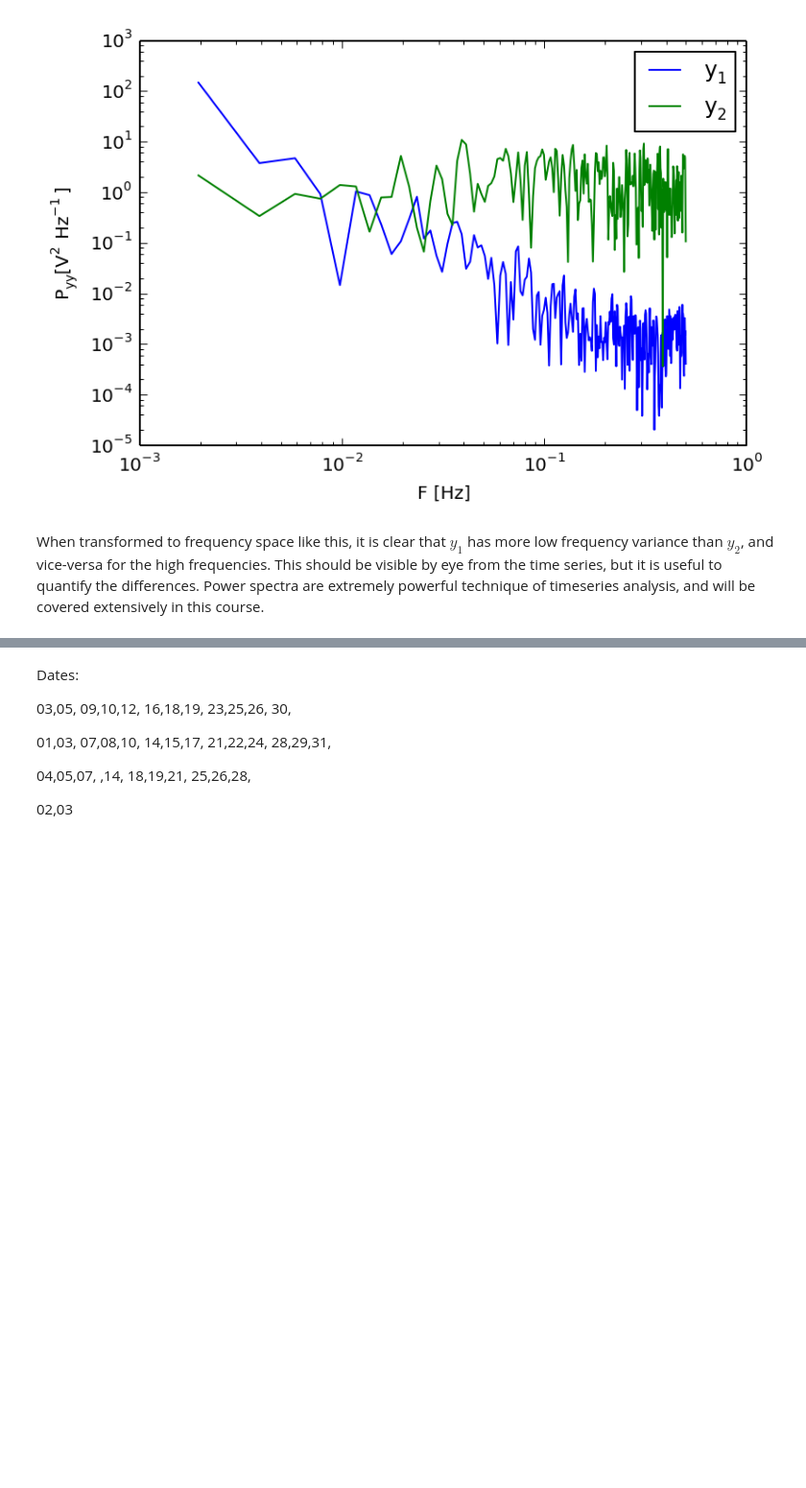
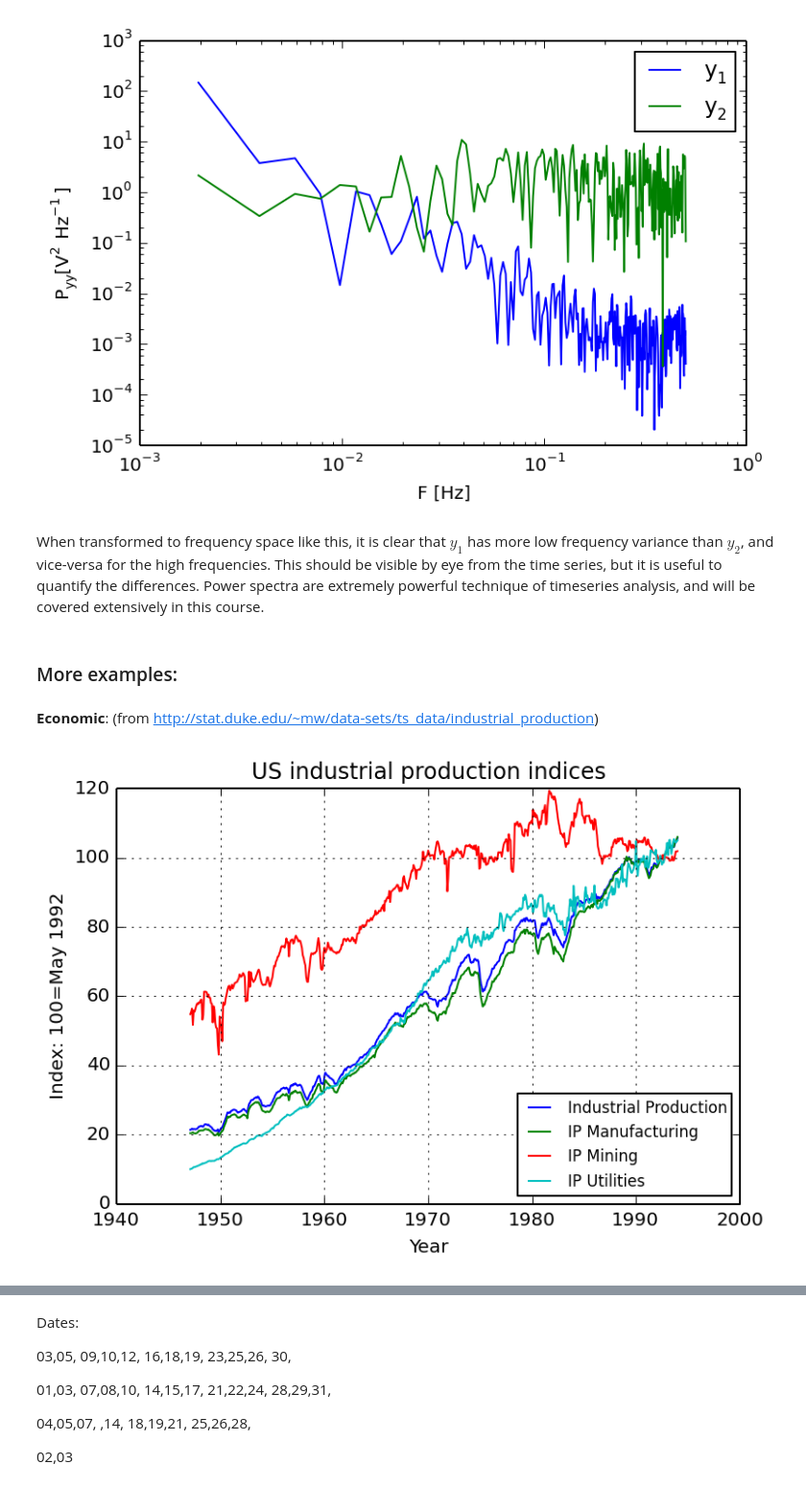
Before and after one commit to jklymak/Phy411, a Jupyter notebook: lectures/Lecture-00-Intro-Python.ipynb, the cells around one changed output, grey strips where cells are left out. Shown at 96% size. Saved outputs shown, nothing was run; the diff lists cells and outputs as text; code cells hidden in the pictures; blank space fills up the shorter version.

```diff
--- a/lectures/Lecture-00-Intro-Python.ipynb
+++ b/lectures/Lecture-00-Intro-Python.ipynb
@@ -102,3 +102,21 @@ ax.legend()
 [figure]
 # %% [markdown]
 When transformed to frequency space like this, it is clear that $y_1$ has more low frequency variance than $y_2$, and vice-versa for the high frequencies.  This should be visible by eye from the time series, but it is useful to quantify the differences.  Power spectra are extremely powerful technique of timeseries analysis, and will be covered extensively in this course.
+# %% [markdown]
+### More examples:
+# %% [markdown]
+**Economic**: (from http://stat.duke.edu/~mw/data-sets/ts_data/industrial_production)
+# %%
+dat=np.loadtxt('resources/usindustrialprod.txt',skiprows=20)
+fig,ax=subplots(1)
+ax.plot(dat[:,0]+dat[:,1]/12.+1900,dat[:,2],label='Industrial Production')
+ax.plot(dat[:,0]+dat[:,1]/12.+1900,dat[:,3],label='IP Manufacturing')
+ax.plot(dat[:,0]+dat[:,1]/12.+1900,dat[:,6],label='IP Mining')
+ax.plot(dat[:,0]+dat[:,1]/12.+1900,dat[:,7],label='IP Utilities')
+ax.set_ylabel('Index: 100=May 1992')
+ax.set_xlabel('Year')
+ax.set_title('US industrial production indices')
+ax.grid()
+hl=ax.legend(loc=4,fontsize='small')
+# %% [output]
+[figure, added]
```
Also changed, not shown: parts of 6 cells of this notebook, 3 other files.
